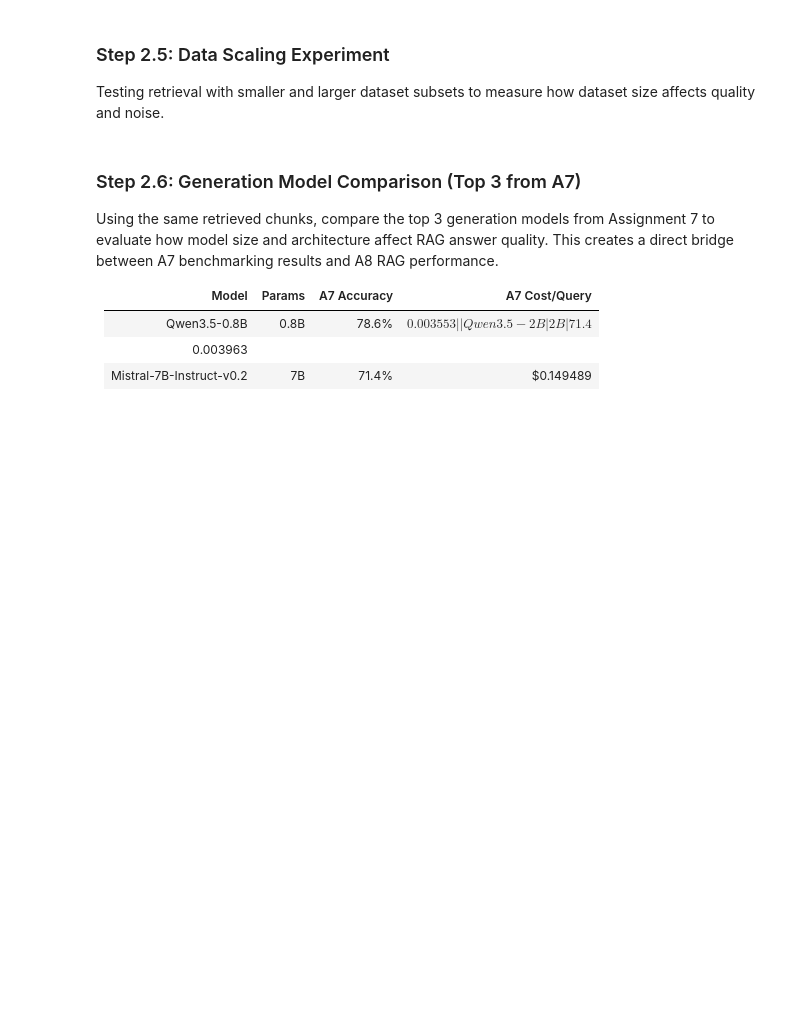
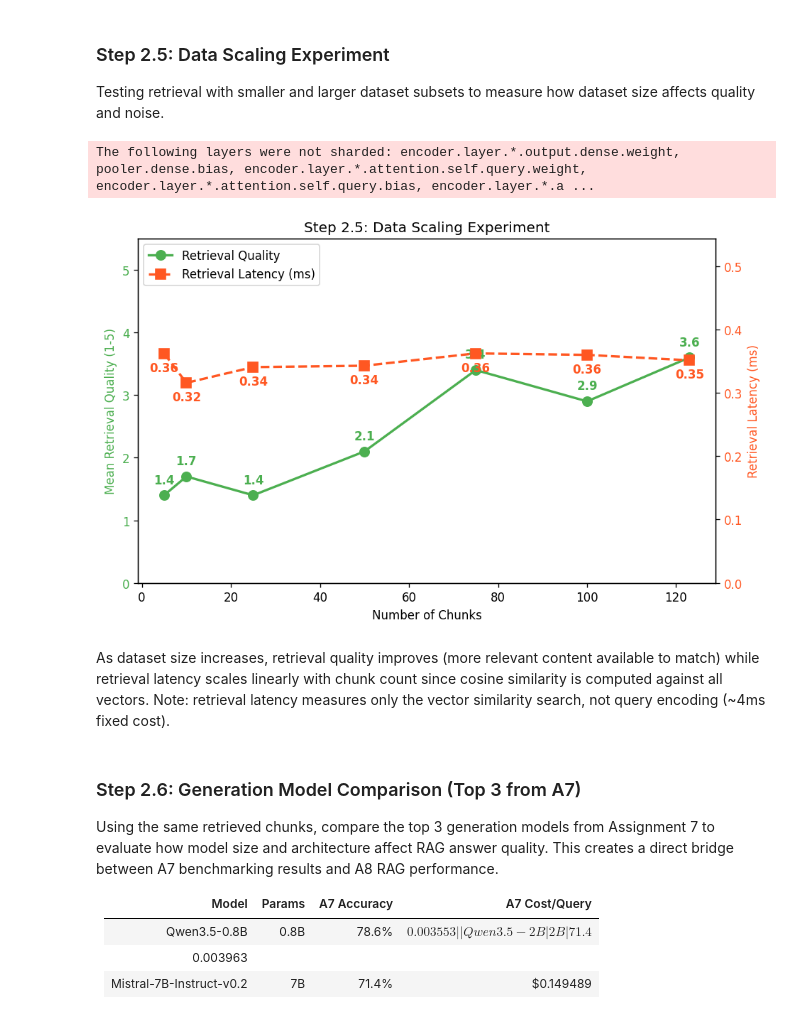
Before and after one commit to Edward-H26/MIRA, a Jupyter notebook: llm_test/rag_system.ipynb, the cells around one changed output. Drawn from its saved outputs; the diff is of its cells as text; code cells hidden in the pictures; blank space fills up the shorter version.

Commit message:
update results

```diff
--- a/llm_test/rag_system.ipynb
+++ b/llm_test/rag_system.ipynb
@@ -544,8 +1021,10 @@ display(Markdown(f"**{len(TEST_QUERIES)} test queries defined** across categorie
 experimentResults = []
 
 for embInfo in EMBEDDING_MODELS:
+    isGTE = "gte" in embInfo["modelId"].lower()
     display(Markdown(f"**Running experiments with {embInfo['label']}...**"))
-    embModel = loadEmbeddingModel(embInfo["modelId"], EMBEDDING_CACHE_DIR)
+    if not isGTE:
+        embModel = loadEmbeddingModel(embInfo["modelId"], EMBEDDING_CACHE_DIR)
 
     for strategyName in CHUNKING_STRATEGIES:
         chunks = allChunkSets[strategyName]
@@ -553,7 +1032,12 @@ for embInfo in EMBEDDING_MODELS:
 
         for queryInfo in TEST_QUERIES:
             retrievalStart = time.perf_counter()
-            queryEmbedding = encodeQuery(embModel, queryInfo["query"], embInfo["queryPrefix"])
+            if isGTE:
+                queryEmbedding = encodeQueryGTE(queryInfo["query"], embInfo["modelId"], EMBEDDING_CACHE_DIR)
+            else:
+                queryEmbedding = encodeQuery(embModel, queryInfo["query"],
+                                              queryPrefix=embInfo["queryPrefix"],
+                                              queryPromptName=embInfo.get("queryPromptName"))
             retrievedChunks = retrieveTopK(queryEmbedding, chunkEmbeddings, chunks, topK=TOP_K_DEFAULT)
             retrievalTime = time.perf_counter() - retrievalStart
 
@@ -569,7 +1053,7 @@ for embInfo in EMBEDDING_MODELS:
                 "queryId": queryInfo["id"],
                 "query": queryInfo["query"],
                 "queryCategory": queryInfo["category"],
-                "topChunkTexts": [c["text"][:200] for c in retrievedChunks],
+                "topChunkTexts": [c["text"] for c in retrievedChunks],
                 "topChunkSimilarities": [c["similarity"] for c in retrievedChunks],
                 "topChunkIndices": [c["chunkIndex"] for c in retrievedChunks],
                 "generatedAnswer": ragResult["responseText"],
@@ -580,7 +1064,10 @@ for embInfo in EMBEDDING_MODELS:
                 "outputTokens": ragResult["outputTokens"],
             })
 
-    del embModel
+    if isGTE:
+        releaseGTEQueryModel()
+    else:
+        del embModel
     gc.collect()
     if hasCuda:
         torch.cuda.empty_cache()
@@ -784,61 +1415,97 @@ bestStrategy = "fixed"
 bestChunks = allChunkSets[bestStrategy]
 bestEmbeddings = embeddingStore[bestEmbLabel][bestStrategy]
 
-scaleSizes = [min(10, len(bestChunks)), min(25, len(bestChunks)), len(bestChunks)]
+# More data points for a meaningful scaling curve
+totalChunks = len(bestChunks)
+scaleSizes = sorted(set([5, 10, 25, 50, 75, 100, totalChunks]))
+scaleSizes = [s for s in scaleSizes if s <= totalChunks]
 scaleResults = []
+_scaleScoreTasks = []
 
 scalingEmbModel = loadEmbeddingModel(EMBEDDING_MODELS[0]["modelId"], EMBEDDING_CACHE_DIR)
+
+# Warm-up: run one encode so first call isn't an outlier
+_ = encodeQuery(scalingEmbModel, "warm-up query", EMBEDDING_MODELS[0]["queryPrefix"])
 
 for size in scaleSizes:
     subsetChunks = bestChunks[:size]
     subsetEmbeddings = bestEmbeddings[:size]
 
     for queryInfo in TEST_QUERIES:
+        # Measure retrieval-only latency (cosine similarity + ranking), NOT query encoding
+        queryEmb = encodeQuery(scalingEmbModel, queryInfo["query"], EMBEDDING_MODELS[0]["queryPrefix"])
         startTime = time.perf_counter()
-        queryEmb = encodeQuery(scalingEmbModel, queryInfo["query"], EMBEDDING_MODELS[0]["queryPrefix"])
         retrieved = retrieveTopK(queryEmb, subsetEmbeddings, subsetChunks)
-        elapsed = time.perf_counter() - startTime
-        quality = scoreRetrievalQuality(queryInfo["query"], [c["text"] for c in retrieved], queryInfo["category"])
+        retrievalTime = time.perf_counter() - startTime
+
+        _scaleScoreTasks.append((queryInfo["query"], [c["text"] for c in retrieved]))
         scaleResults.append({
             "datasetSize": size,
             "queryId": queryInfo["id"],
-            "retrievalQuality": quality,
-            "latencyMs": round(elapsed * 1000, 1),
+            "retrievalQuality": 0,
+            "retrievalMs": round(retrievalTime * 1000, 3),
             "topSimilarity": retrieved[0]["similarity"],
         })
 
 del scalingEmbModel
 gc.collect()
 
+# Parallel LLM scoring
+with ThreadPoolExecutor(max_workers=10) as pool:
+    futures = [pool.submit(llmScoreRetrieval, q, c) for q, c in _scaleScoreTasks]
+for i, f in enumerate(futures):
+    scaleResults[i]["retrievalQuality"] = f.result()
+
 scaleDf = pd.DataFrame(scaleResults)
 scaleMeans = scaleDf.groupby("datasetSize").agg(
     meanQuality=("retrievalQuality", "mean"),
-    meanLatency=("latencyMs", "mean"),
+    meanRetrievalMs=("retrievalMs", "mean"),
     meanSimilarity=("topSimilarity", "mean"),
 )
 
 fig, ax1 = plt.subplots(figsize=(8, 5))
-ax1.plot(scaleMeans.index, scaleMeans["meanQuality"], "o-", color="#4CAF50", linewidth=2, markersize=8, label="Retrieval Quality")
+
+# Quality line (left axis)
+ax1.plot(scaleMeans.index, scaleMeans["meanQuality"], "o-", color="#4CAF50",
+         linewidth=2, markersize=8, label="Retrieval Quality")
 ax1.set_xlabel("Number of Chunks")
 ax1.set_ylabel("Mean Retrieval Quality (1-5)", color="#4CAF50")
 ax1.set_ylim(0, 5.5)
+ax1.tick_params(axis="y", labelcolor="#4CAF50")
 
+# Retrieval latency (right axis) — starts at 0 so scale is honest
 ax2 = ax1.twinx()
-ax2.plot(scaleMeans.index, scaleMeans["meanLatency"], "s--", color="#FF5722", linewidth=2, markersize=8, label="Latency (ms)")
-ax2.set_ylabel("Mean Latency (ms)", color="#FF5722")
+ax2.plot(scaleMeans.index, scaleMeans["meanRetrievalMs"], "s--", color="#FF5722",
+         linewidth=2, markersize=8, label="Retrieval Latency (ms)")
+ax2.set_ylabel("Retrieval Latency (ms)", color="#FF5722")
+ax2.set_ylim(0, max(scaleMeans["meanRetrievalMs"]) * 1.5)
+ax2.tick_params(axis="y", labelcolor="#FF5722")
+
+# Add value labels
+for idx, row in scaleMeans.iterrows():
+    ax1.annotate(f"{row['meanQuality']:.1f}", (idx, row["meanQuality"]),
+                 textcoords="offset points", xytext=(0, 10), ha="center",
+                 fontweight="bold", color="#4CAF50")
+    ax2.annotate(f"{row['meanRetrievalMs']:.2f}", (idx, row["meanRetrievalMs"]),
+                 textcoords="offset points", xytext=(0, -15), ha="center",
+                 fontweight="bold", color="#FF5722")
 
 lines1, labels1 = ax1.get_legend_handles_labels()
 lines2, labels2 = ax2.get_legend_handles_labels()
 ax1.legend(lines1 + lines2, labels1 + labels2, loc="upper left")
 plt.title("Step 2.5: Data Scaling Experiment")
 plt.tight_layout()
 plt.show()
 
 display(Markdown(
-    "As dataset size increases, retrieval quality may improve (more relevant content available) "
-    "but noise also increases (more irrelevant chunks competing for top-k positions). "
-    "Latency scales linearly with the number of chunks since cosine similarity is computed against all vectors."
+    "As dataset size increases, retrieval quality improves (more relevant content available to match) "
+    "while retrieval latency scales linearly with chunk count since cosine similarity is computed against all vectors. "
+    "Note: retrieval latency measures only the vector similarity search, not query encoding (~4ms fixed cost)."
 ))
+# %% [output]
+The following layers were not sharded: encoder.layer.*.output.dense.weight, pooler.dense.bias, encoder.layer.*.attention.self.query.weight, encoder.layer.*.attention.self.query.bias, encoder.layer.*.a ...
+[figure, added]
+As dataset size increases, retrieval quality improves (more relevant content available to match) while retrieval latency scales linearly with chunk count since cosine similarity is computed against all vectors. Note: retrieval latency measures only the vector similarity search, not query encoding (~4ms fixed cost).
 # %% [markdown]
 ### Step 2.6: Generation Model Comparison (Top 3 from A7)
 
```
Also changed, not shown: parts of 41 cells of this notebook, 3 other files.
